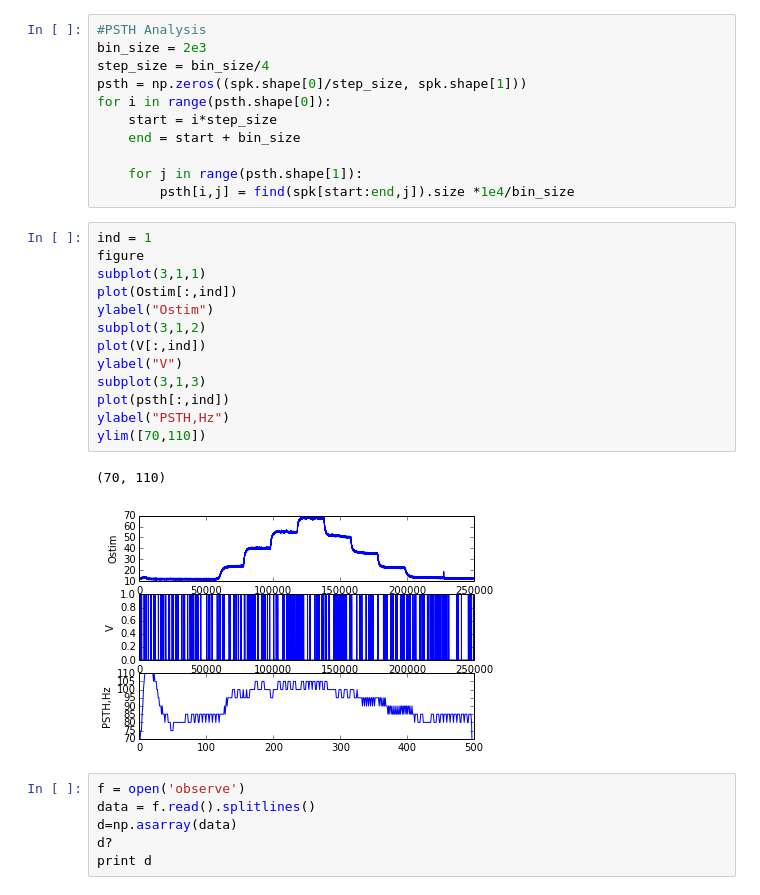
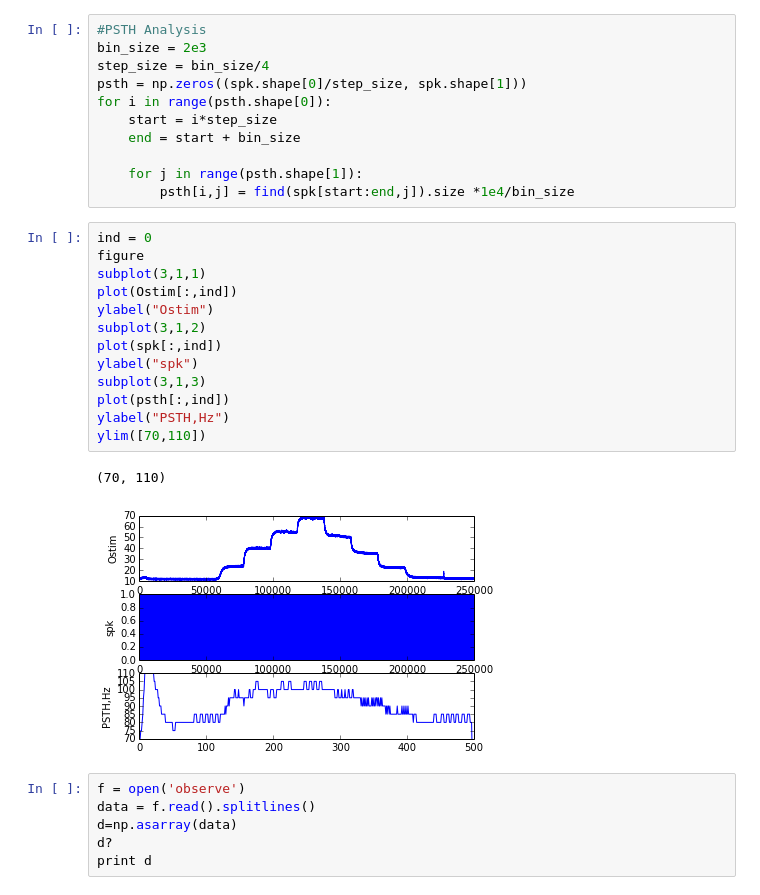
Before and after one commit to Hanyu-Li/neurokernel, a Jupyter notebook: examples/olfactory_transduction_spk/olfactory_LPU_spk.ipynb, the cells around one changed output. Saved outputs shown, nothing was run; the diff lists cells and outputs as text.

```diff
--- a/examples/olfactory_transduction_spk/olfactory_LPU_spk.ipynb
+++ b/examples/olfactory_transduction_spk/olfactory_LPU_spk.ipynb
@@ -33,21 +33,21 @@ for i in range(psth.shape[0]):
     for j in range(psth.shape[1]):
         psth[i,j] = find(spk[start:end,j]).size *1e4/bin_size
 # %%
-ind = 1
+ind = 0
 figure
 subplot(3,1,1)
 plot(Ostim[:,ind])
 ylabel("Ostim")
 subplot(3,1,2)
-plot(V[:,ind])
-ylabel("V")
+plot(spk[:,ind])
+ylabel("spk")
 subplot(3,1,3)
 plot(psth[:,ind])
 ylabel("PSTH,Hz")
 ylim([70,110])
 # %% [output]
 (70, 110)
-[figure, old version]
+[figure, new version]
 # %%
 f = open('observe')
 data = f.read().splitlines()
```
Also changed, not shown: 5 other files.
